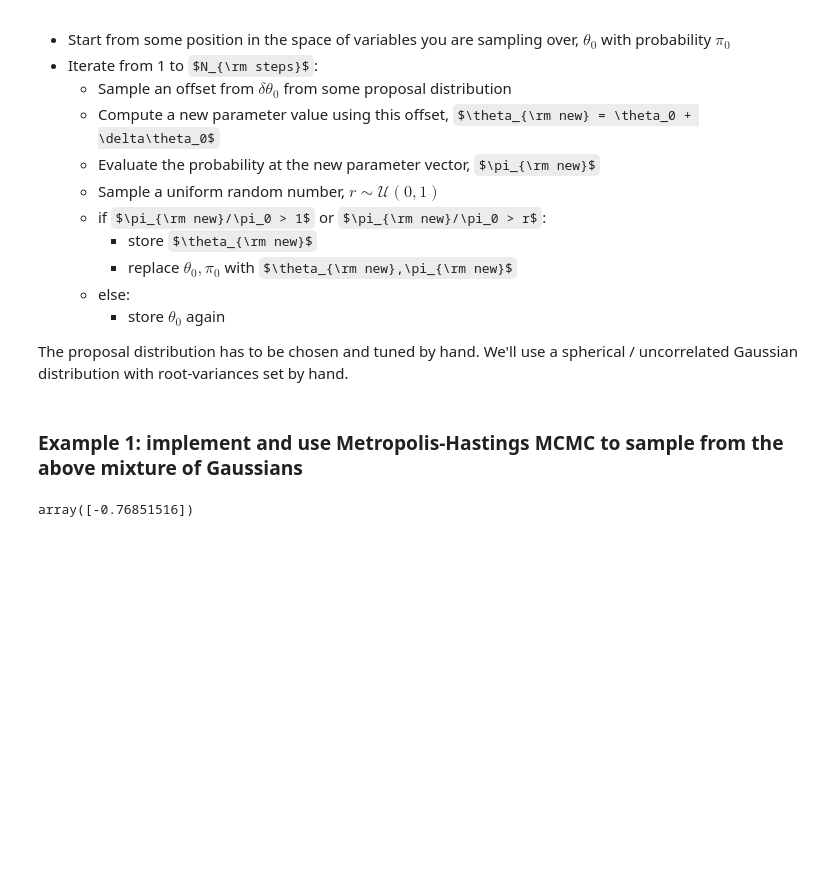
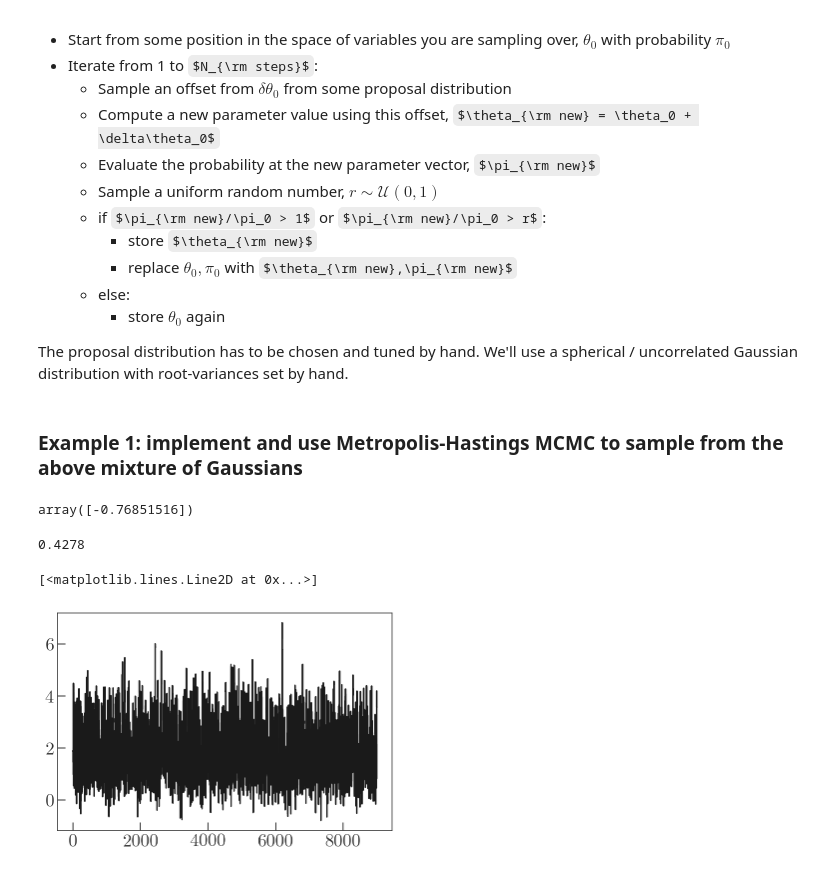
Before and after one commit to adrn/AST542, a Jupyter notebook: notebooks/Sampling from probability distributions.ipynb, the cells around one changed output. Drawn from its saved outputs; the diff is of its cells as text; code cells hidden in the pictures; some formulas as TeX source; blank space fills up the shorter version.

```diff
--- a/notebooks/Sampling from probability distributions.ipynb
+++ b/notebooks/Sampling from probability distributions.ipynb
@@ -202,6 +234,49 @@ def run_metropolis_hastings_1d(p0, n_steps, ln_prob_func, proposal_sigma):
     chain = np.zeros(n_steps) #  value at each step
     ln_probs = np.zeros(n_steps) # log-probability value at each step
 
-    # FILL THIS IN!
+    # we'll keep track of how many steps we accept to compute the acceptance fraction
+    n_accept = 0
+
+    # evaluate the log-posterior at the initial position and store starting position in chain
+    ln_probs[0] = ln_prob_func(p0)
+    chain[0] = p0
+
+    # loop through the number of steps requested and run MCMC
+    for i in range(1,n_steps):
+        # proposed new parameters
+        step = sample_proposal(proposal_sigma)
+        new_p = chain[i-1] + step
+
+        # compute log-posterior at new parameter values
+        new_ln_prob = ln_prob_func(new_p)
+
+        # log of the ratio of the new log-posterior to the previous log-posterior value
+        ln_prob_ratio = new_ln_prob - ln_probs[i-1]
+
+        if (ln_prob_ratio > 0) or (ln_prob_ratio > np.log(np.random.uniform())):
+            chain[i] = new_p
+            ln_probs[i] = new_ln_prob
+            n_accept += 1
+
+        else:
+            chain[i] = chain[i-1]
+            ln_probs[i] = ln_probs[i-1]
+
+    acc_frac = n_accept / n_steps
+    return chain, ln_probs, acc_frac
 # %%
 # Run the MCMC sampler to generate samples from the mixture of Gaussians
+# %%
+chain,ln_probs,acc_frac = run_metropolis_hastings_1d(-5.,
+                                                     10000,
+                                                     ln_gaussian_mixture,
+                                                     2.5)
+# %%
+acc_frac
+# %% [output]
+0.4278
+# %%
+plt.plot(chain[1000:], marker='', drawstyle='steps-mid')
+# %% [output]
+[<matplotlib.lines.Line2D at 0x...>]
+[figure, added]
```
Also changed, not shown: parts of 6 cells of this notebook.
